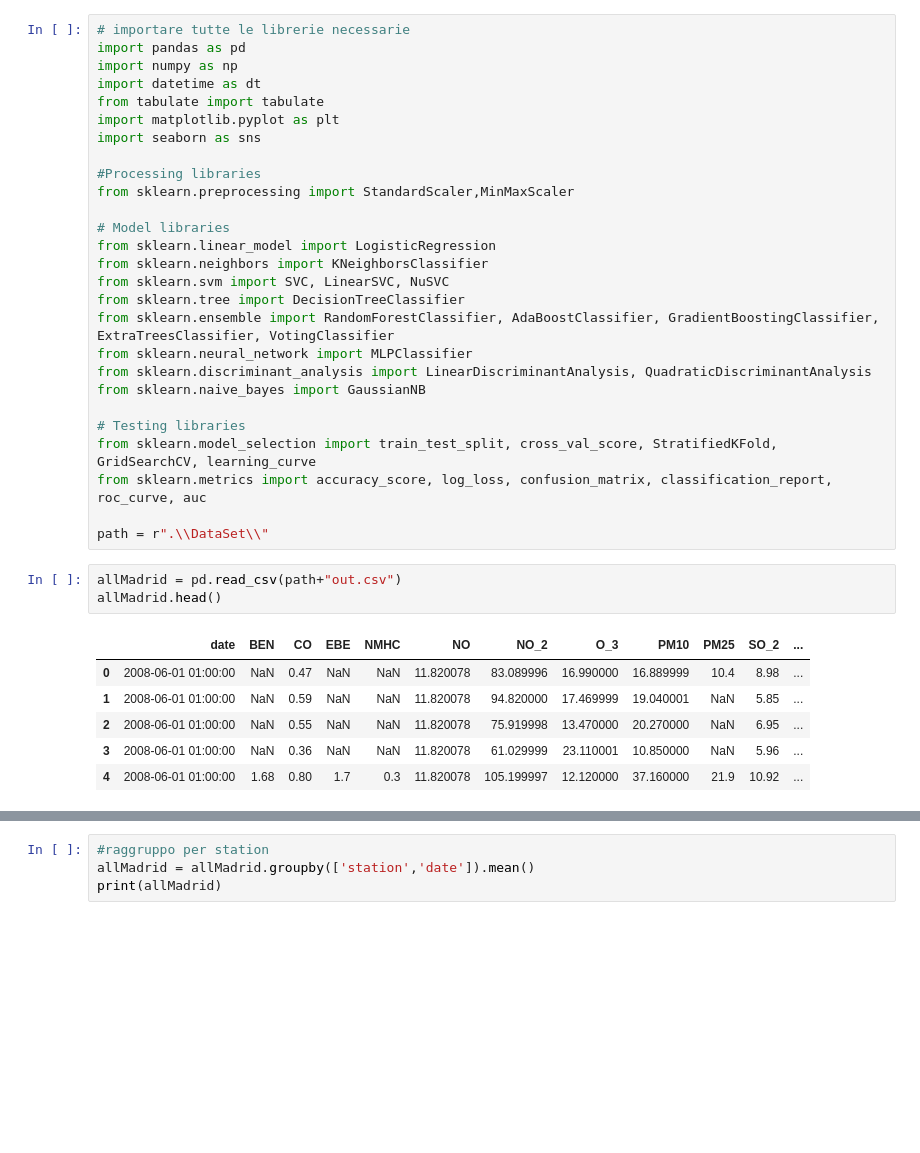
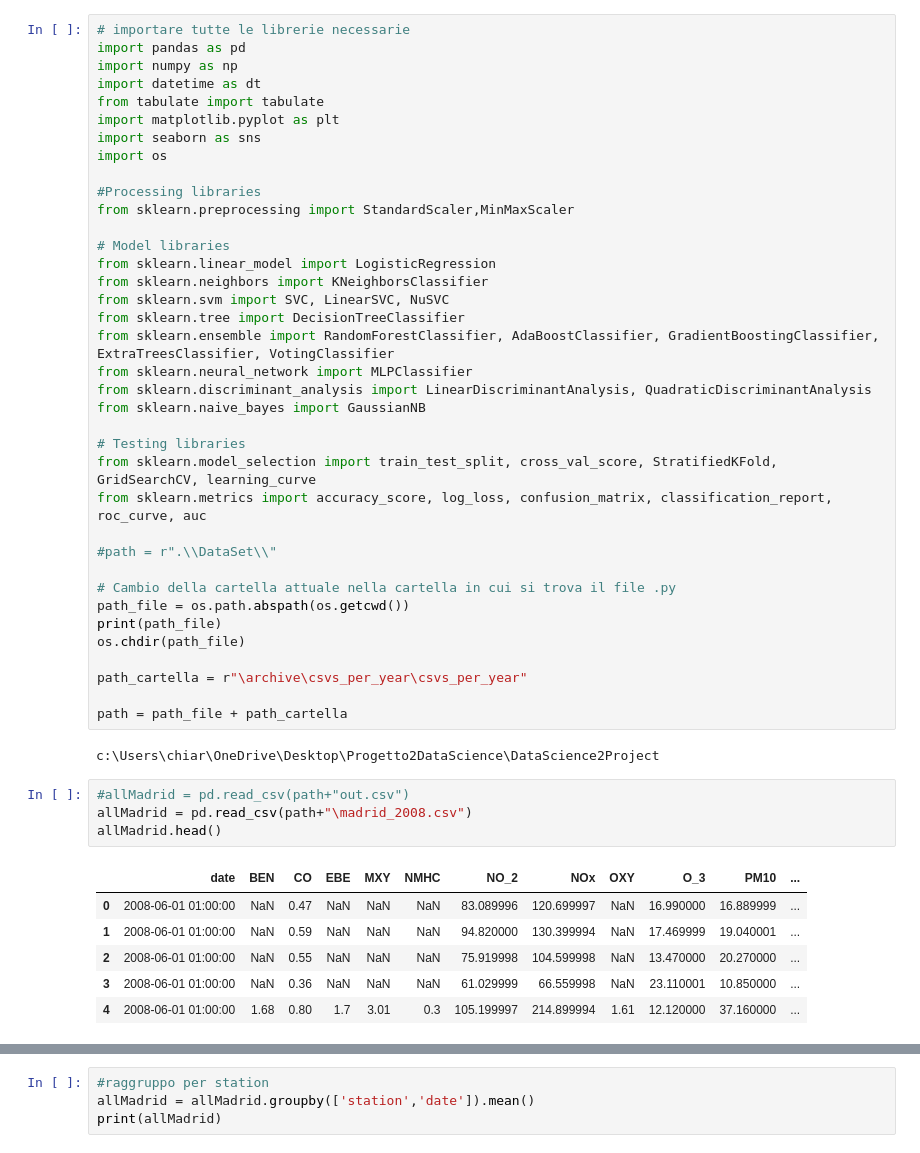
Before and after one commit to ChiaraAmalia/DataScience2Project, a Jupyter notebook: Classificazione.ipynb, the cells around one changed output, grey strips where cells are left out. Saved outputs shown, nothing was run; the diff lists cells and outputs as text; blank space fills up the shorter version.

```diff
--- a/Classificazione.ipynb
+++ b/Classificazione.ipynb
@@ -6,6 +6,7 @@ import datetime as dt
 from tabulate import tabulate
 import matplotlib.pyplot as plt
 import seaborn as sns
+import os
 
 #Processing libraries
 from sklearn.preprocessing import StandardScaler,MinMaxScaler
@@ -24,14 +25,26 @@ from sklearn.naive_bayes import GaussianNB
 from sklearn.model_selection import train_test_split, cross_val_score, StratifiedKFold, GridSearchCV, learning_curve
 from sklearn.metrics import accuracy_score, log_loss, confusion_matrix, classification_report, roc_curve, auc
 
-path = r".\\DataSet\\"
+#path = r".\\DataSet\\"
+
+# Cambio della cartella attuale nella cartella in cui si trova il file .py
+path_file = os.path.abspath(os.getcwd())
+print(path_file)
+os.chdir(path_file)
+
+path_cartella = r"\archive\csvs_per_year\csvs_per_year"
+
+path = path_file + path_cartella
+# %% [output]
+c:\Users\chiar\OneDrive\Desktop\Progetto2DataScience\DataScience2Project
 # %%
-allMadrid = pd.read_csv(path+"out.csv")
+#allMadrid = pd.read_csv(path+"out.csv")
+allMadrid = pd.read_csv(path+"\madrid_2008.csv")
 allMadrid.head()
 # %% [output]
-|  | date | BEN | CO | EBE | NMHC | NO | NO_2 | O_3 | PM10 | PM25 | SO_2 | ... |
-| 0 | 2008-06-01 01:00:00 | NaN | 0.47 | NaN | NaN | 11.820078 | 83.089996 | 16.990000 | 16.889999 | 10.4 | 8.98 | ... |
-| 1 | 2008-06-01 01:00:00 | NaN | 0.59 | NaN | NaN | 11.820078 | 94.820000 | 17.469999 | 19.040001 | NaN | 5.85 | ... |
-| 2 | 2008-06-01 01:00:00 | NaN | 0.55 | NaN | NaN | 11.820078 | 75.919998 | 13.470000 | 20.270000 | NaN | 6.95 | ... |
-| 3 | 2008-06-01 01:00:00 | NaN | 0.36 | NaN | NaN | 11.820078 | 61.029999 | 23.110001 | 10.850000 | NaN | 5.96 | ... |
-| 4 | 2008-06-01 01:00:00 | 1.68 | 0.80 | 1.7 | 0.3 | 11.820078 | 105.199997 | 12.120000 | 37.160000 | 21.9 | 10.92 | ... |
+|  | date | BEN | CO | EBE | MXY | NMHC | NO_2 | NOx | OXY | O_3 | PM10 | ... |
+| 0 | 2008-06-01 01:00:00 | NaN | 0.47 | NaN | NaN | NaN | 83.089996 | 120.699997 | NaN | 16.990000 | 16.889999 | ... |
+| 1 | 2008-06-01 01:00:00 | NaN | 0.59 | NaN | NaN | NaN | 94.820000 | 130.399994 | NaN | 17.469999 | 19.040001 | ... |
+| 2 | 2008-06-01 01:00:00 | NaN | 0.55 | NaN | NaN | NaN | 75.919998 | 104.599998 | NaN | 13.470000 | 20.270000 | ... |
+| 3 | 2008-06-01 01:00:00 | NaN | 0.36 | NaN | NaN | NaN | 61.029999 | 66.559998 | NaN | 23.110001 | 10.850000 | ... |
+| 4 | 2008-06-01 01:00:00 | 1.68 | 0.80 | 1.7 | 3.01 | 0.3 | 105.199997 | 214.899994 | 1.61 | 12.120000 | 37.160000 | ... |
```
Also changed, not shown: parts of 13 cells of this notebook.
